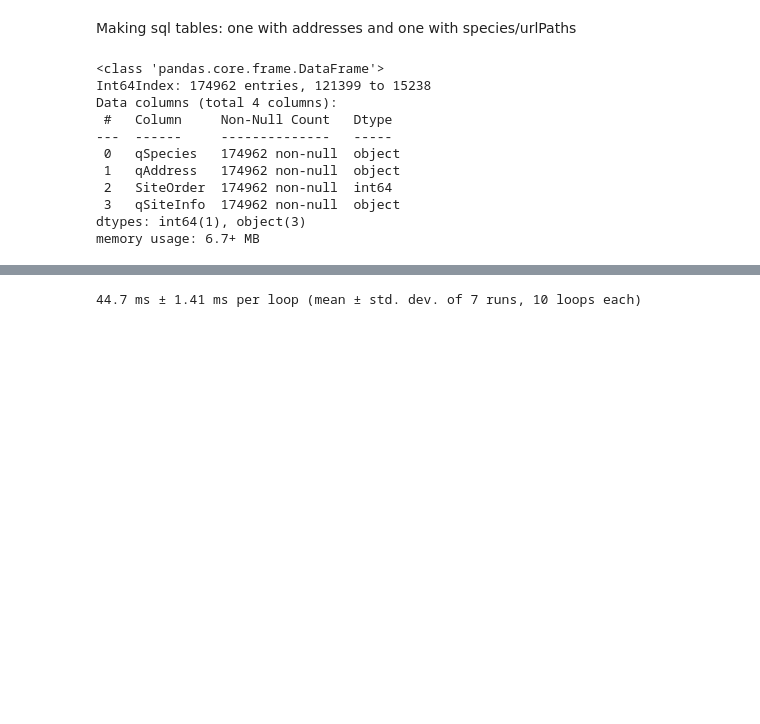
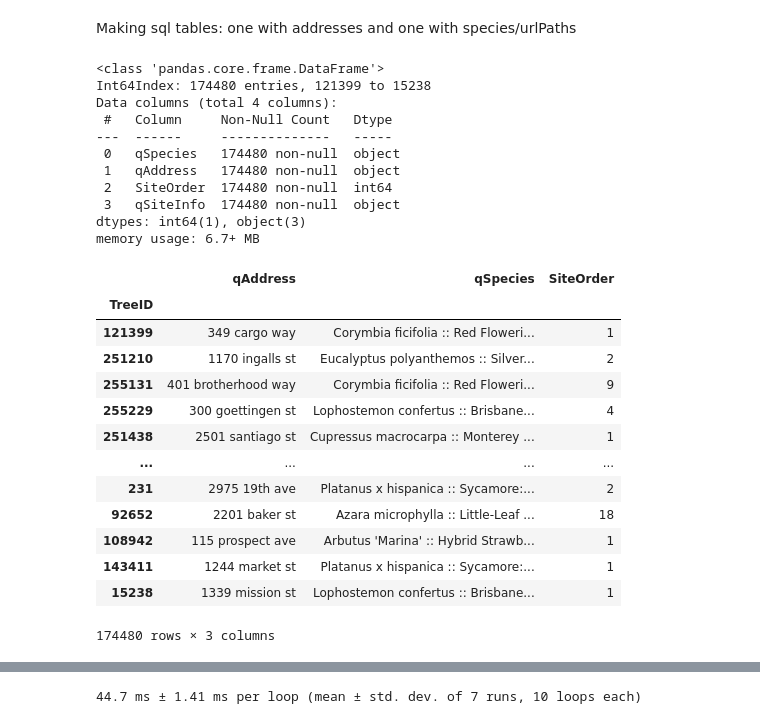
Before and after one commit to zcook7904/SF_Tree_Identifier, a Jupyter notebook: notebooks/table_making.ipynb, the cells around one changed output, grey strips where cells are left out. Saved outputs shown, nothing was run; the diff lists cells and outputs as text; code cells hidden in the pictures; blank space fills up the shorter version.

```diff
--- a/notebooks/table_making.ipynb
+++ b/notebooks/table_making.ipynb
@@ -5,21 +5,46 @@ import pandas as pd
 import sqlite3
 import os
 
-address_path = os.path.join('..', 'src', 'SF_Tree_Identifier', 'data', 'Cleaned_Street_Tree_list.csv')
+address_path = os.path.join('..', 'dev', 'Cleaned_Street_Tree_list.csv')
 addresses = pd.read_csv(address_path, index_col=0)
 addresses.info()
 # %% [output]
 <class 'pandas.core.frame.DataFrame'>
-Int64Index: 174962 entries, 121399 to 15238
+Int64Index: 174480 entries, 121399 to 15238
 Data columns (total 4 columns):
  #   Column     Non-Null Count   Dtype
 ---  ------     --------------   -----
- 0   qSpecies   174962 non-null  object
- 1   qAddress   174962 non-null  object
- 2   SiteOrder  174962 non-null  int64
- 3   qSiteInfo  174962 non-null  object
+ 0   qSpecies   174480 non-null  object
+ 1   qAddress   174480 non-null  object
+ 2   SiteOrder  174480 non-null  int64
+ 3   qSiteInfo  174480 non-null  object
 dtypes: int64(1), object(3)
 memory usage: 6.7+ MB
+# %%
+tree_list = addresses
+tree_list.qAddress = tree_list.qAddress.str.lower()
+
+split_street_names = tree_list.qAddress.str.split(' ', n=1, expand=True).rename({0: 'street_number', 1: 'street_name'},
+                                                                              axis=1)
+split_street_names.street_number = split_street_names.street_number.str.extract(r'(^[0-9]+)', expand=False)
+split_street_names.street_name = split_street_names.street_name.dropna().str.replace(r'\b(revised|\(revised\))\b', '').str.strip()
+tree_list.qAddress = split_street_names.street_number.str.cat(split_street_names.street_name, ' ')
+tree_list
+# %% [output]
+|  | qAddress | qSpecies | SiteOrder |
+| TreeID |  |  |  |
+| 121399 | 349 cargo way | Corymbia ficifolia :: Red Floweri... | 1 |
+| 251210 | 1170 ingalls st | Eucalyptus polyanthemos :: Silver... | 2 |
+| 255131 | 401 brotherhood way | Corymbia ficifolia :: Red Floweri... | 9 |
+| 255229 | 300 goettingen st | Lophostemon confertus :: Brisbane... | 4 |
+| 251438 | 2501 santiago st | Cupressus macrocarpa :: Monterey ... | 1 |
+| ... | ... | ... | ... |
+| 231 | 2975 19th ave | Platanus x hispanica :: Sycamore:... | 2 |
+| 92652 | 2201 baker st | Azara microphylla :: Little-Leaf ... | 18 |
+| 108942 | 115 prospect ave | Arbutus 'Marina' :: Hybrid Strawb... | 1 |
+| 143411 | 1244 market st | Platanus x hispanica :: Sycamore:... | 1 |
+| 15238 | 1339 mission st | Lophostemon confertus :: Brisbane... | 1 |
+174480 rows × 3 columns
 # %%
 addresses = addresses.loc[:,['qAddress','qSpecies', 'SiteOrder']].astype({'qAddress': 'string', 'SiteOrder': 'uint16'})
 addresses.info()
```
Also changed, not shown: parts of 15 cells of this notebook, 3 other files.
